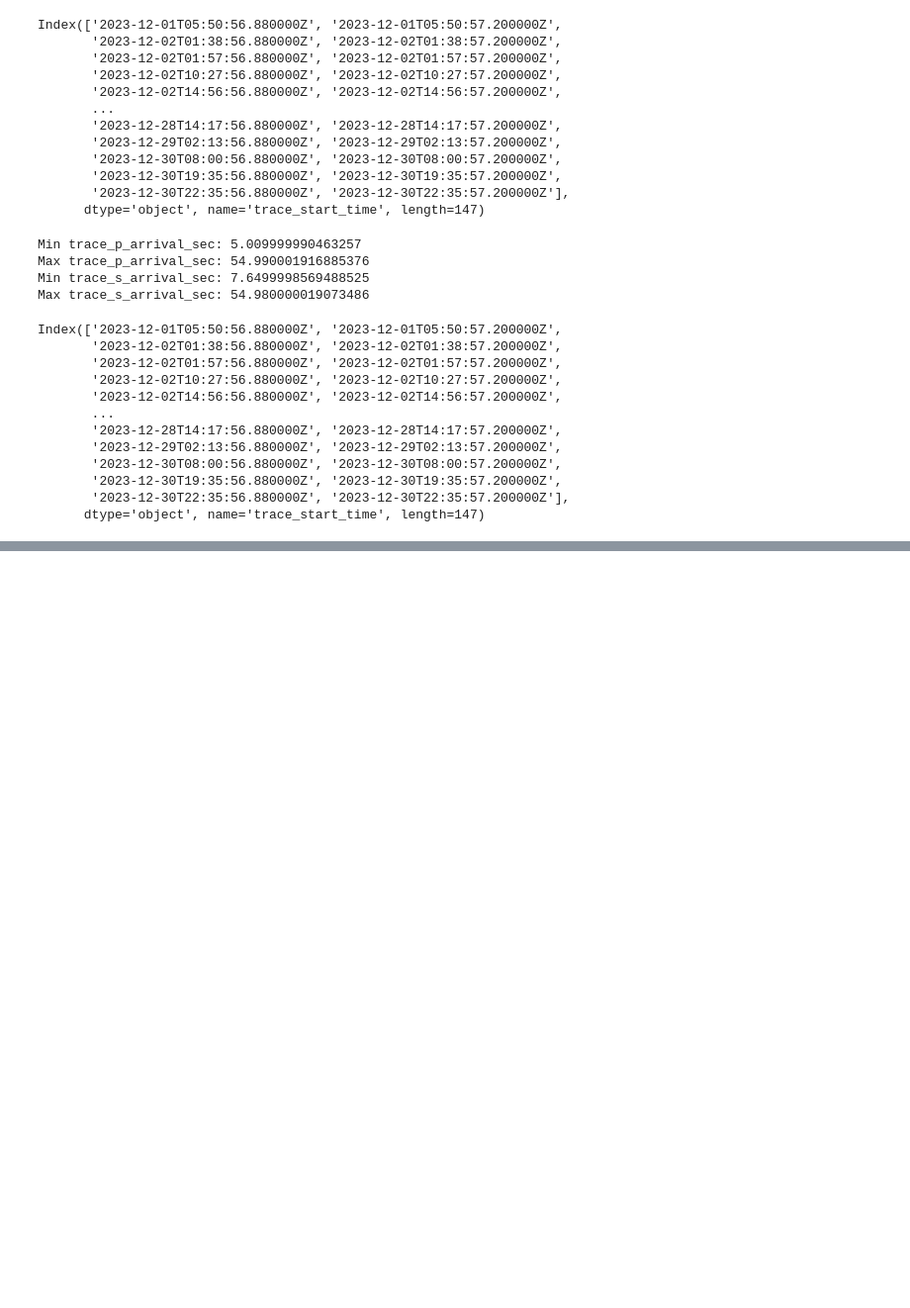
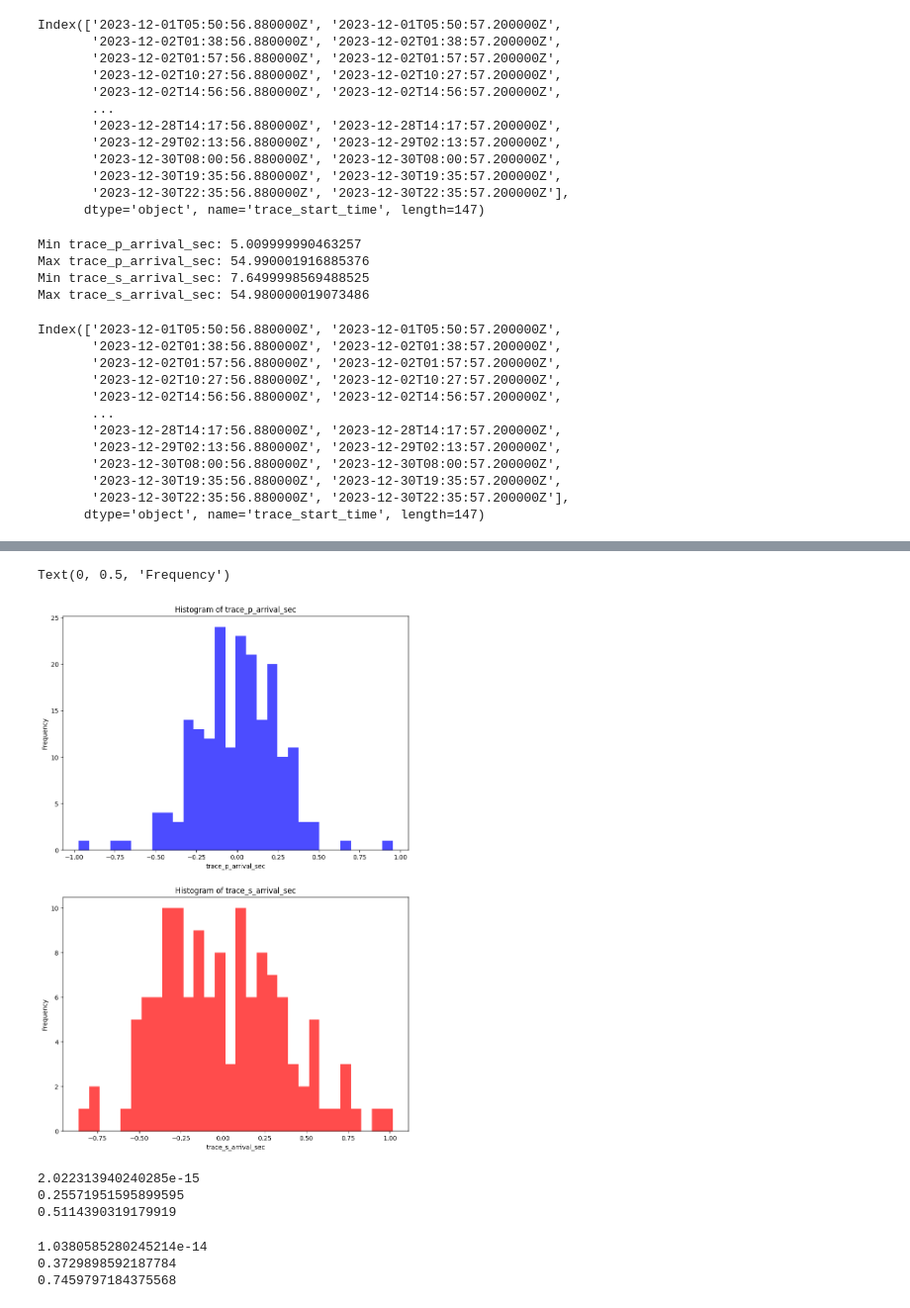
Before and after one commit to uwfiberlab/segDAS, a Jupyter notebook: notebooks/picks_notebook.ipynb, the cells around one changed output, grey strips where cells are left out. Shown at 99% size. Saved outputs shown, nothing was run; the diff lists cells and outputs as text; code cells hidden in the pictures; blank space fills up the shorter version.

```diff
--- a/notebooks/picks_notebook.ipynb
+++ b/notebooks/picks_notebook.ipynb
@@ -388,0 +551,43 @@ for i in unique_trace_start_times_dropped:
+# %%
+fig, axes = plt.subplots(2, 1, figsize=(10, 15))
+
+# Histogram for trace_p_arrival_sec
+axes[0].hist(pd.to_numeric(p_dataset['trace_p_arrival_sec_detrended'], errors='coerce').dropna(), bins=30, color='blue', alpha=0.7)
+axes[0].set_title('Histogram of trace_p_arrival_sec')
+axes[0].set_xlabel('trace_p_arrival_sec')
+axes[0].set_ylabel('Frequency')
+
+# Histogram for trace_s_arrival_sec
+axes[1].hist(pd.to_numeric(s_dataset['trace_s_arrival_sec_detrended'], errors='coerce').dropna(), bins=30, color='red', alpha=0.7)
+axes[1].set_title('Histogram of trace_s_arrival_sec')
+axes[1].set_xlabel('trace_s_arrival_sec')
+axes[1].set_ylabel('Frequency')
+# %% [output]
+Text(0, 0.5, 'Frequency')
+[figure, added]
+# %%
+#calculate 2 standard deviations from the mean for the trace_p_arrival_sec and trace_s_arrival_sec columns
+p_dataset_mean = p_dataset['trace_p_arrival_sec_detrended'].mean()
+p_dataset_std = p_dataset['trace_p_arrival_sec_detrended'].std()
+p_dataset_2std = 2 * p_dataset_std
+
+print(p_dataset_mean)
+print(p_dataset_std)
+print(p_dataset_2std)
+# %% [output]
+2.022313940240285e-15
+0.25571951595899595
+0.5114390319179919
+# %%
+# do it for s_dataset
+s_dataset_mean = s_dataset['trace_s_arrival_sec_detrended'].mean()
+s_dataset_std = s_dataset['trace_s_arrival_sec_detrended'].std()
+s_dataset_2std = 2 * s_dataset_std
+
+print(s_dataset_mean)
+print(s_dataset_std)
+print(s_dataset_2std)
+# %% [output]
+1.0380585280245214e-14
+0.3729898592187784
+0.7459797184375568
```
Also changed, not shown: parts of 23 cells of this notebook.
